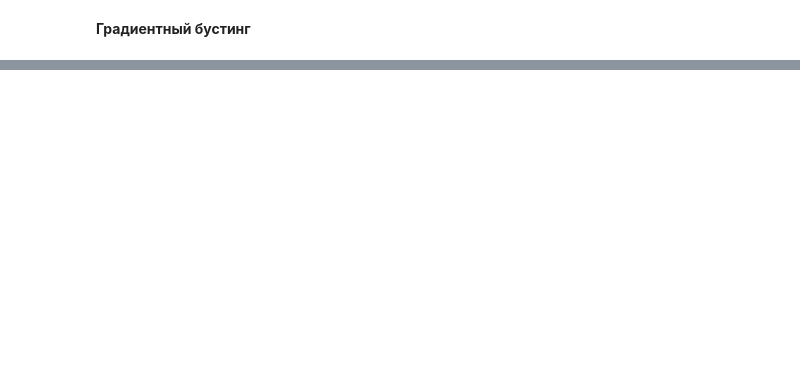
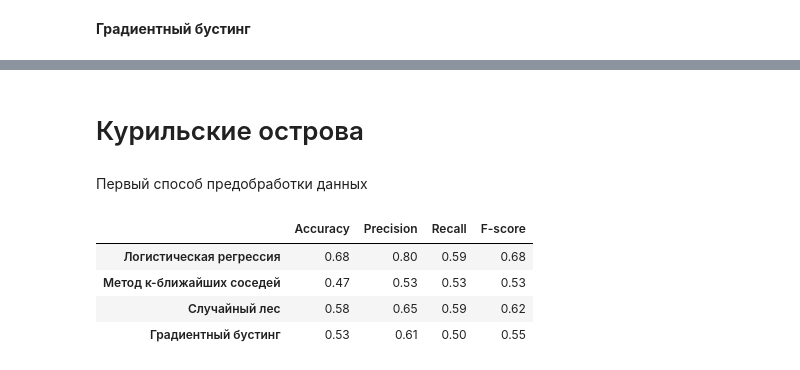
Before and after one commit to ivannfd/diploma, a Jupyter notebook: scripts/earthquake_prediction.ipynb, the cells around one changed output, grey strips where cells are left out. Drawn from its saved outputs; the diff is of its cells as text; code cells hidden in the pictures; blank space fills up the shorter version.

```diff
--- a/scripts/earthquake_prediction.ipynb
+++ b/scripts/earthquake_prediction.ipynb
@@ -114,0 +171,14 @@ f1 = 0.71
+# %% [markdown]
+# Курильские острова
+# %% [markdown]
+Первый способ предобработки данных
+# %%
+data = pd.read_csv('./Kuril_first.csv')
+result_data = get_results(data)
+result_data.head()
+# %% [output]
+|  | Accuracy | Precision | Recall | F-score |
+| Логистическая регрессия | 0.68 | 0.80 | 0.59 | 0.68 |
+| Метод к-ближайших соседей | 0.47 | 0.53 | 0.53 | 0.53 |
+| Случайный лес | 0.58 | 0.65 | 0.59 | 0.62 |
+| Градиентный бустинг | 0.53 | 0.61 | 0.50 | 0.55 |
```
Also changed, not shown: parts of 40 cells of this notebook, 1 other file.
